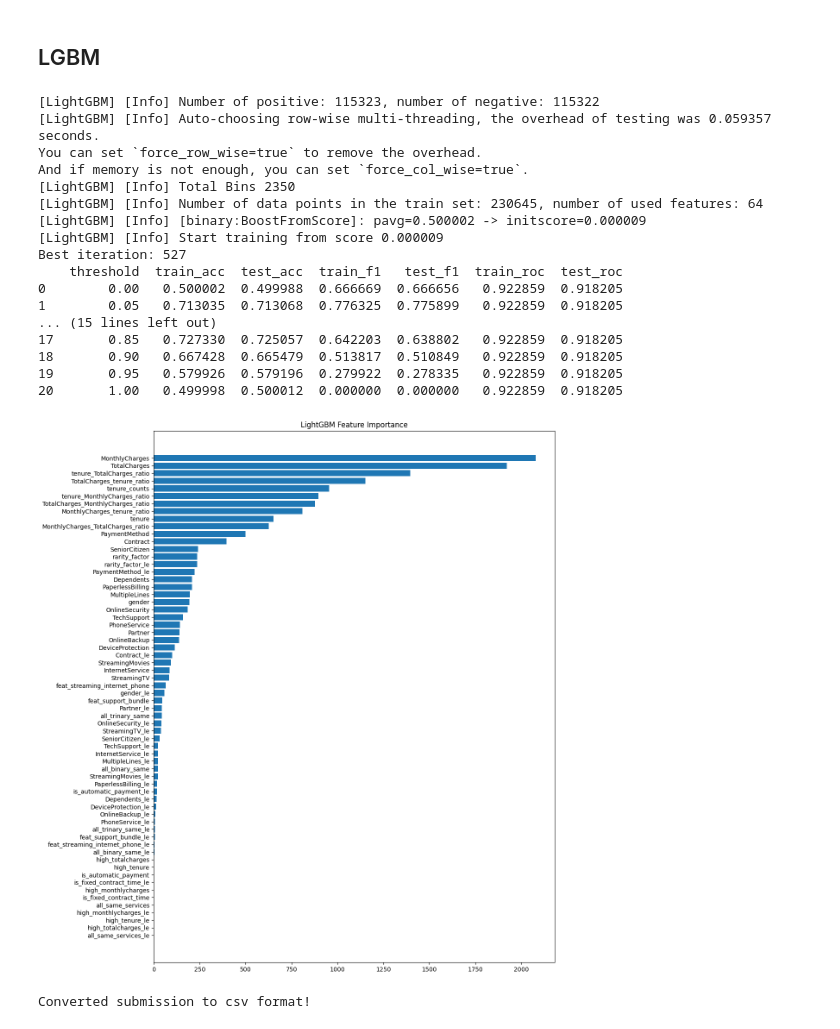
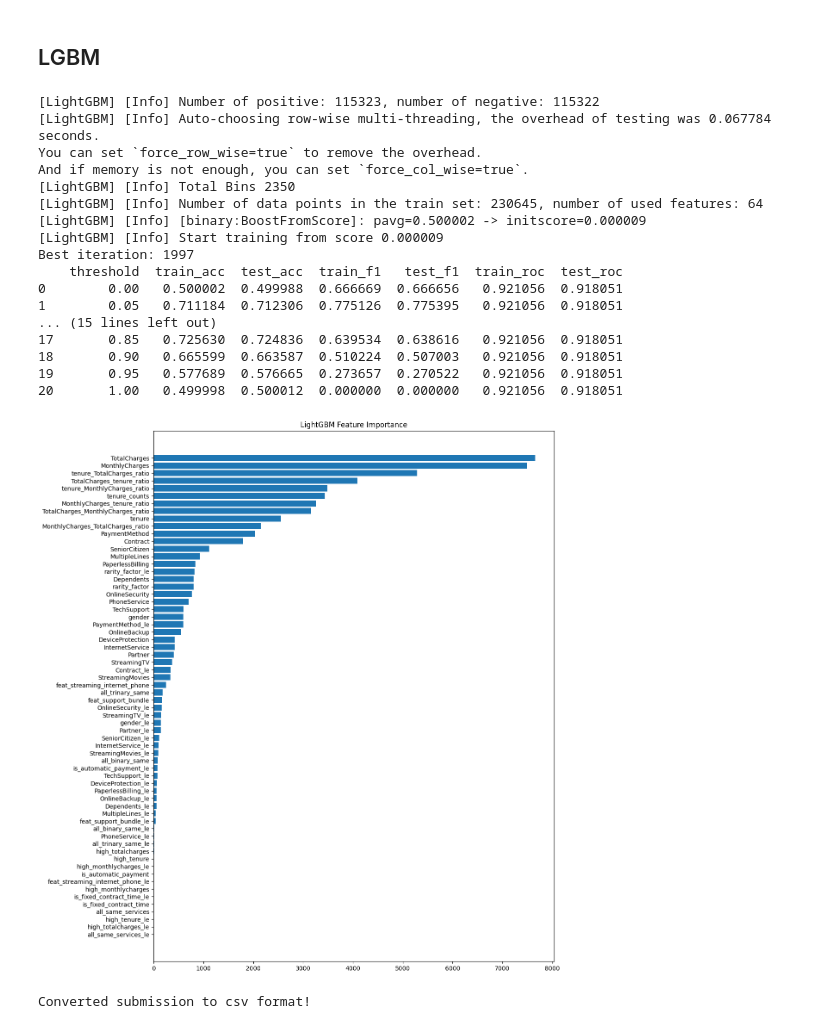
Before and after one commit to vedikagupta0/Predict-Customer-Churn, a Jupyter notebook: experimenting_5_models_churn_prediction.ipynb, the cells around one changed output. Saved outputs shown, nothing was run; the diff lists cells and outputs as text; code cells hidden in the pictures.

```diff
--- a/experimenting_5_models_churn_prediction.ipynb
+++ b/experimenting_5_models_churn_prediction.ipynb
@@ -437,7 +437,7 @@ warnings.filterwarnings('ignore')
 # %%
 # incremental training
 rf = RandomForestClassifier(
-    n_estimators=1,
+    n_estimators=100,
     max_depth=9,
     warm_start=True,
     oob_score=True,
@@ -642,9 +642,9 @@ params = {
     "objective": "binary:logistic",
     "eval_metric": "auc",
     "max_depth": 9,
-    "eta": 0.05,
-    "subsample": 0.8,
-    "colsample_bytree": 0.8,
+    "eta": 0.03,
+    "subsample": 0.75,
+    "colsample_bytree": 0.75,
     "seed": 42
 }
 
@@ -743,7 +743,7 @@ Converted submission to csv format!
 # model with early stopping
 cat = CatBoostClassifier(
     iterations=2000,
-    learning_rate=0.03,
+    learning_rate=0.01,
     depth=9,
     eval_metric="AUC",
     early_stopping_rounds=50,
@@ -831,8 +831,8 @@ Converted submission to csv format!
 # %%
 # model with early stopping
 lgbm = lgb.LGBMClassifier(
-    n_estimators=2000,          # large upper bound
-    learning_rate=0.05,
+    n_estimators=2000,
+    learning_rate=0.01,
     max_depth=9,
     random_state=42
 )
@@ -868,42 +868,42 @@ for t in thresholds:
         "test_acc": accuracy_score(y_test, test_preds),
         "train_f1": f1_score(y_train, train_preds),
         "test_f1": f1_score(y_test, test_preds),
         "train_roc": train_roc,
         "test_roc": test_roc
     })
 
 thresh_df = pd.DataFrame(rows)
 print(thresh_df)
 
 lgb_imp = pd.DataFrame({
     "feature": X_train.columns,
     "importance": lgbm.feature_importances_
 }).sort_values(by="importance", ascending=False)
 
 plt.figure(figsize=(12, 16))
 plt.barh(lgb_imp["feature"], lgb_imp["importance"])
 plt.gca().invert_yaxis()
 plt.title("LightGBM Feature Importance")
 plt.show()
 # %% [output]
 [LightGBM] [Info] Number of positive: 115323, number of negative: 115322
-[LightGBM] [Info] Auto-choosing row-wise multi-threading, the overhead of testing was 0.059357 seconds.
+[LightGBM] [Info] Auto-choosing row-wise multi-threading, the overhead of testing was 0.067784 seconds.
 You can set `force_row_wise=true` to remove the overhead.
 And if memory is not enough, you can set `force_col_wise=true`.
 [LightGBM] [Info] Total Bins 2350
 [LightGBM] [Info] Number of data points in the train set: 230645, number of used features: 64
 [LightGBM] [Info] [binary:BoostFromScore]: pavg=0.500002 -> initscore=0.000009
 [LightGBM] [Info] Start training from score 0.000009
-Best iteration: 527
+Best iteration: 1997
     threshold  train_acc  test_acc  train_f1   test_f1  train_roc  test_roc
-0        0.00   0.500002  0.499988  0.666669  0.666656   0.922859  0.918205
-1        0.05   0.713035  0.713068  0.776325  0.775899   0.922859  0.918205
+0        0.00   0.500002  0.499988  0.666669  0.666656   0.921056  0.918051
+1        0.05   0.711184  0.712306  0.775126  0.775395   0.921056  0.918051
 ... (15 lines left out)
-17       0.85   0.727330  0.725057  0.642203  0.638802   0.922859  0.918205
-18       0.90   0.667428  0.665479  0.513817  0.510849   0.922859  0.918205
-19       0.95   0.579926  0.579196  0.279922  0.278335   0.922859  0.918205
-20       1.00   0.499998  0.500012  0.000000  0.000000   0.922859  0.918205
+17       0.85   0.725630  0.724836  0.639534  0.638616   0.921056  0.918051
+18       0.90   0.665599  0.663587  0.510224  0.507003   0.921056  0.918051
+19       0.95   0.577689  0.576665  0.273657  0.270522   0.921056  0.918051
+20       1.00   0.499998  0.500012  0.000000  0.000000   0.921056  0.918051
-[figure, old version]
+[figure, new version]
 # %%
 submission_ensemble = pd.DataFrame({
     "id": tf_id,
```
Also changed, not shown: parts of 5 cells of this notebook.
